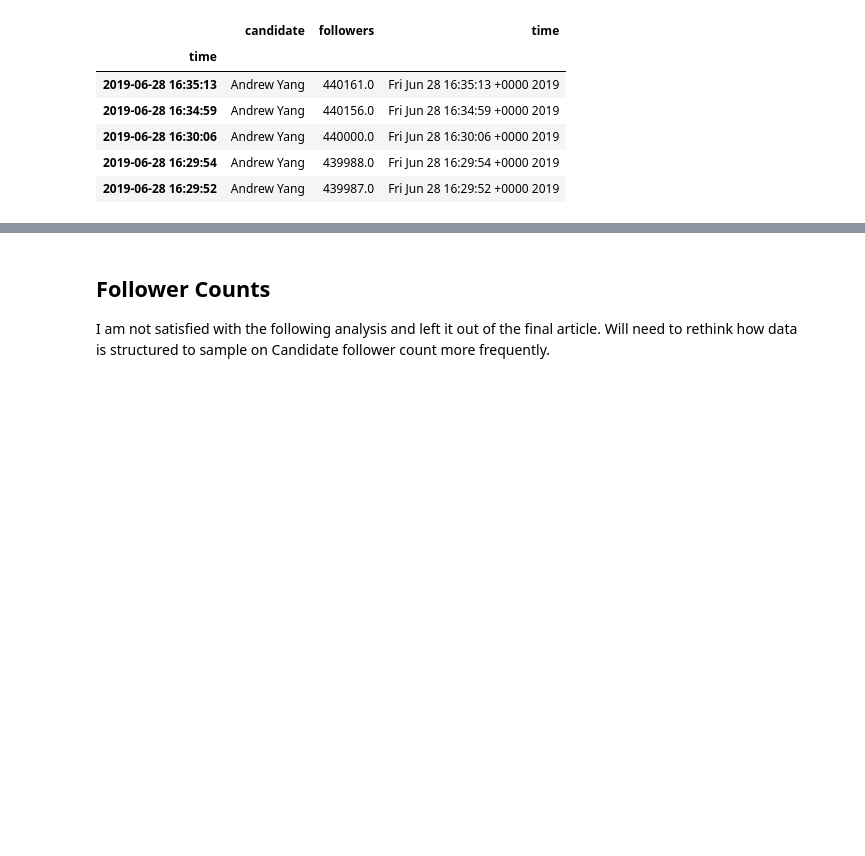
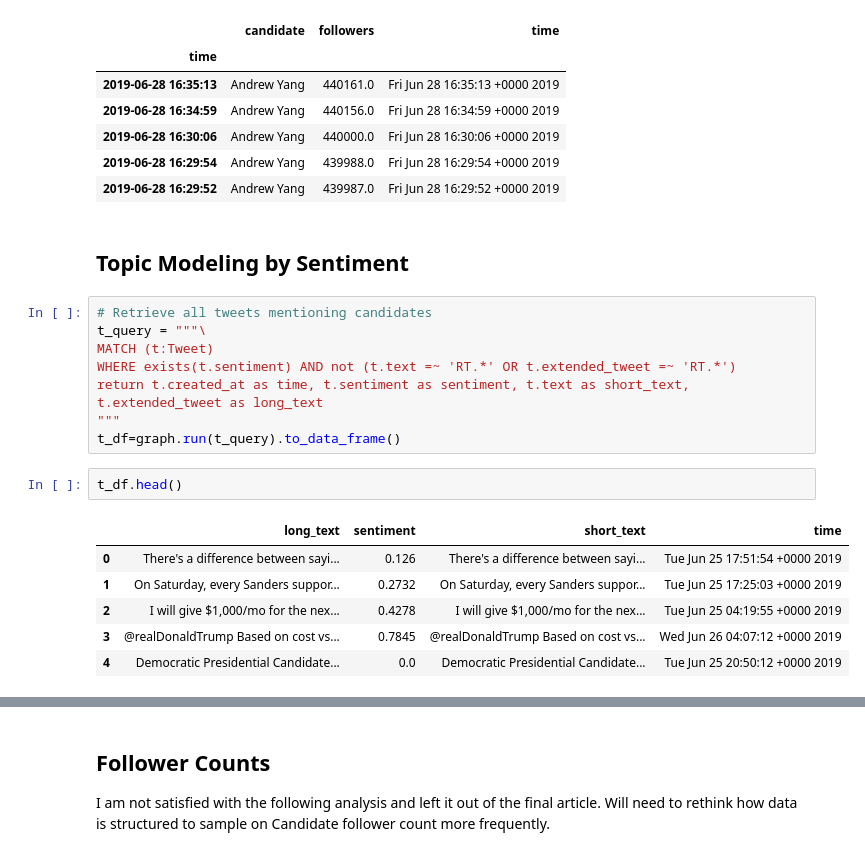
Before and after one commit to danjizquierdo/1stPrimaryDebateNight2020, a Jupyter notebook: SentimentalNotebook.ipynb, the cells around one changed output, grey strips where cells are left out. Drawn from its saved outputs; the diff is of its cells as text; blank space fills up the shorter version.

```diff
--- a/SentimentalNotebook.ipynb
+++ b/SentimentalNotebook.ipynb
@@ -130,3 +138,22 @@ rt_df.head()
 | 2019-06-28 16:30:06 | Andrew Yang | 440000.0 | Fri Jun 28 16:30:06 +0000 2019 |
 | 2019-06-28 16:29:54 | Andrew Yang | 439988.0 | Fri Jun 28 16:29:54 +0000 2019 |
 | 2019-06-28 16:29:52 | Andrew Yang | 439987.0 | Fri Jun 28 16:29:52 +0000 2019 |
+# %% [markdown]
+## Topic Modeling by Sentiment
+# %%
+# Retrieve all tweets mentioning candidates
+t_query = """\
+MATCH (t:Tweet)
+WHERE exists(t.sentiment) AND not (t.text =~ 'RT.*' OR t.extended_tweet =~ 'RT.*')
+return t.created_at as time, t.sentiment as sentiment, t.text as short_text, t.extended_tweet as long_text
+"""
+t_df=graph.run(t_query).to_data_frame()
+# %%
+t_df.head()
+# %% [output]
+|  | long_text | sentiment | short_text | time |
+| 0 | There's a difference between sayi... | 0.126 | There's a difference between sayi... | Tue Jun 25 17:51:54 +0000 2019 |
+| 1 | On Saturday, every Sanders suppor... | 0.2732 | On Saturday, every Sanders suppor... | Tue Jun 25 17:25:03 +0000 2019 |
+| 2 | I will give $1,000/mo for the nex... | 0.4278 | I will give $1,000/mo for the nex... | Tue Jun 25 04:19:55 +0000 2019 |
+| 3 | @realDonaldTrump Based on cost vs... | 0.7845 | @realDonaldTrump Based on cost vs... | Wed Jun 26 04:07:12 +0000 2019 |
+| 4 | Democratic Presidential Candidate... | 0.0 | Democratic Presidential Candidate... | Tue Jun 25 20:50:12 +0000 2019 |
```
Also changed, not shown: parts of 14 cells of this notebook.
